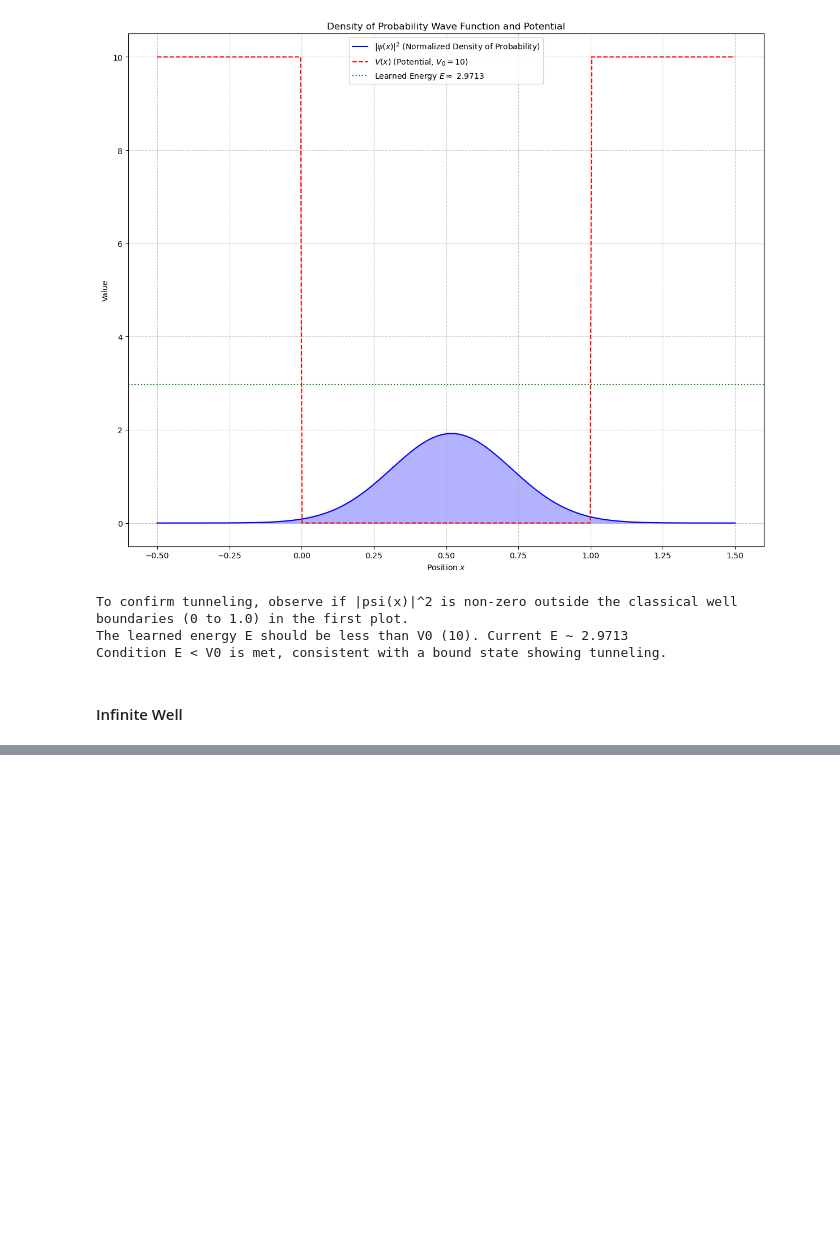
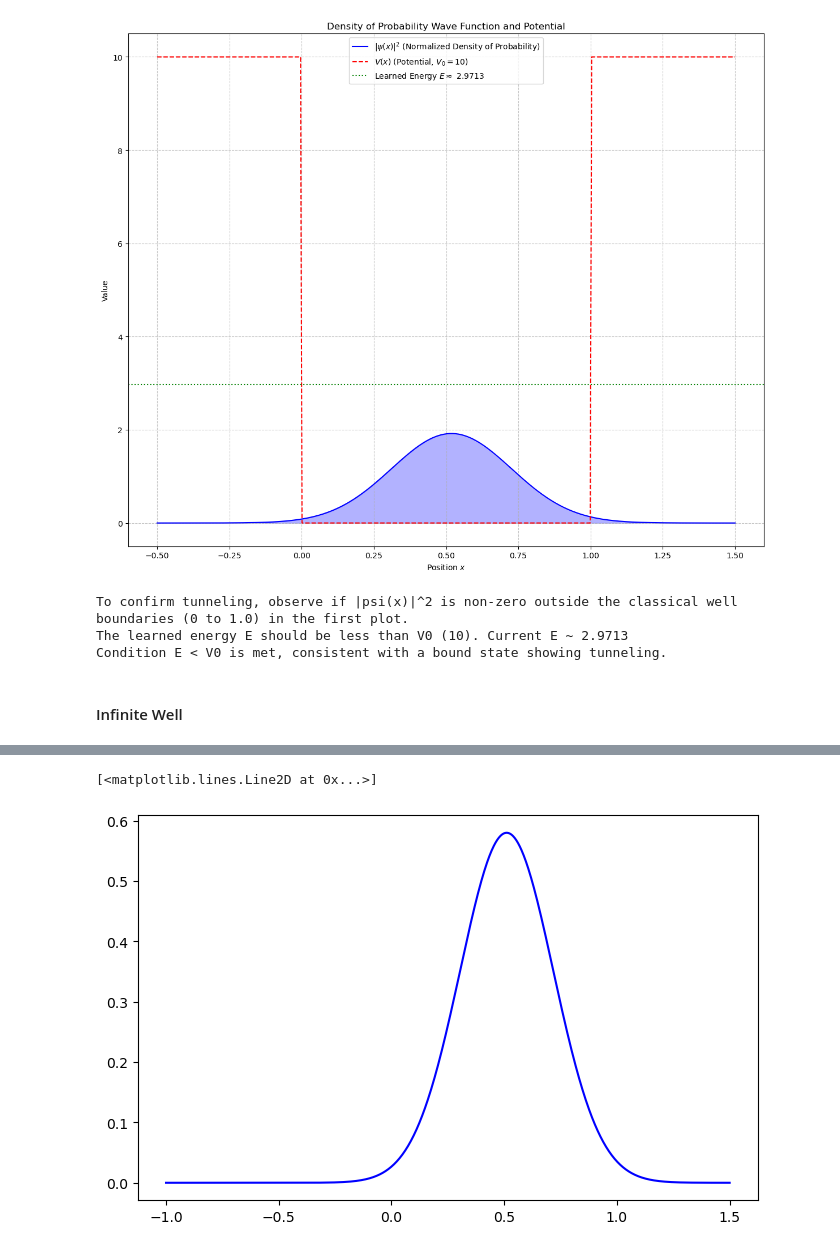
Before and after one commit to VBritis/Quantum-Wave-Function-Inference, a Jupyter notebook: Quantum_Inference.ipynb, the cells around one changed output, grey strips where cells are left out. Cells and saved outputs as stored; diff of their text form; code cells hidden in the pictures; blank space fills up the shorter version.

Commit message:
WaveFc1.2

```diff
--- a/Quantum_Inference.ipynb
+++ b/Quantum_Inference.ipynb
@@ -716,0 +758,21 @@ Final Kappa: 1.1369
+# %%
+modeltu = WaveFunction()
+modeltu.load_state_dict(torch.load('best_infinite_well_model.pt'))
+samplesw = metropolis_hastings_vmc(model,n_samples=3000,L=1,sigma=0.1)
+x = torch.linspace(-1, 1.5, 1000).unsqueeze(1) # vetor coluna
+with torch.no_grad():
+    psi = modeltu(x) # supondo que model retorna a função de onda (amplitude)
+psi = psi.squeeze().numpy()
+x = x.squeeze().numpy()
+
+
+
+
+plt.figure(figsize=(8,5))
+
+#plt.hist(samplesw, bins=100, density=True, alpha=0.6, label='Histograma das amostras')
+
+plt.plot(x, psi ** 2, color='blue', label='Densidade alvo $|\psi(x)|^2$')
+# %% [output]
+[<matplotlib.lines.Line2D at 0x...>]
+[figure, added]
```
Also changed, not shown: parts of 3 cells of this notebook, 1 other file.
